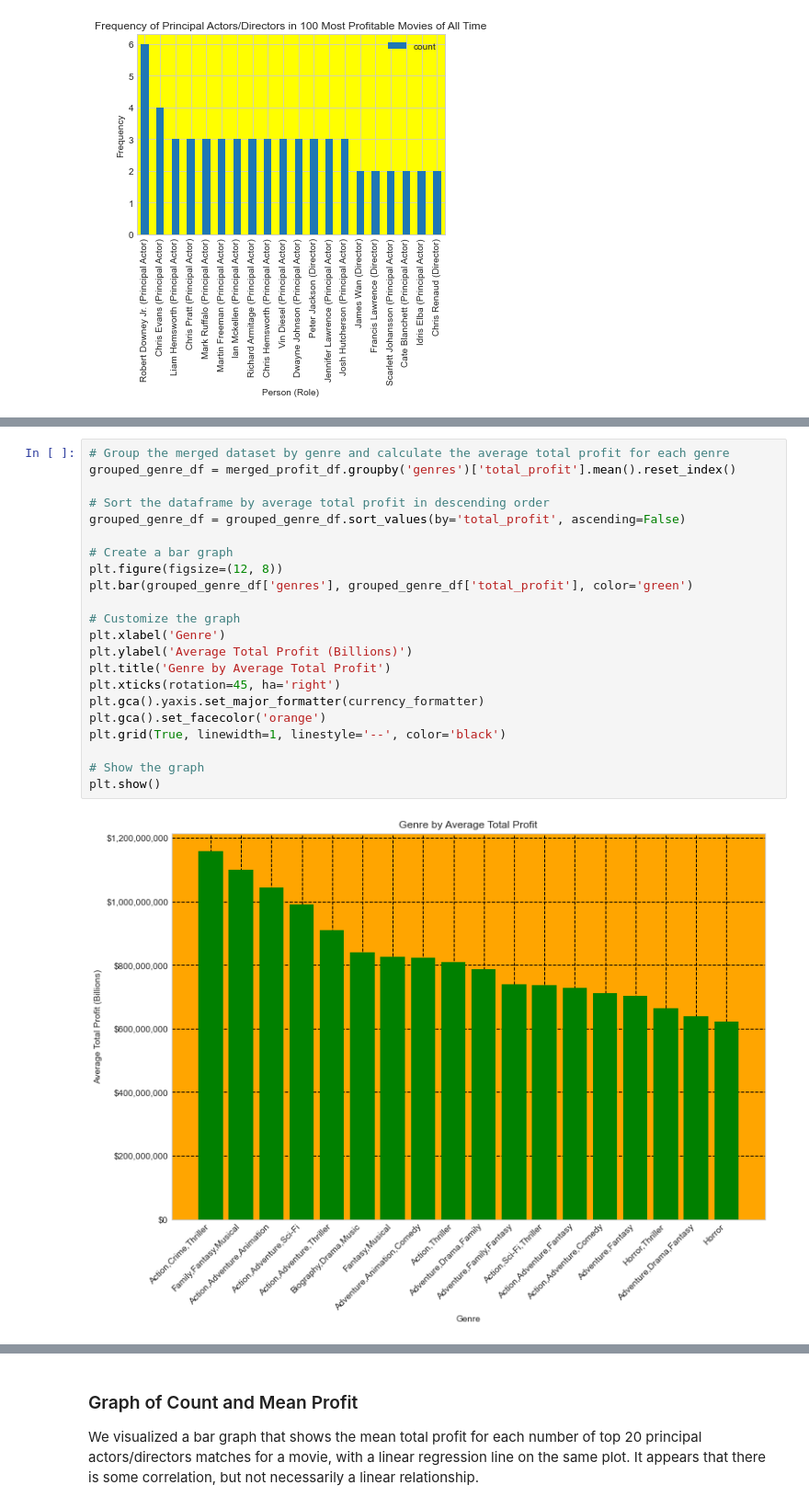
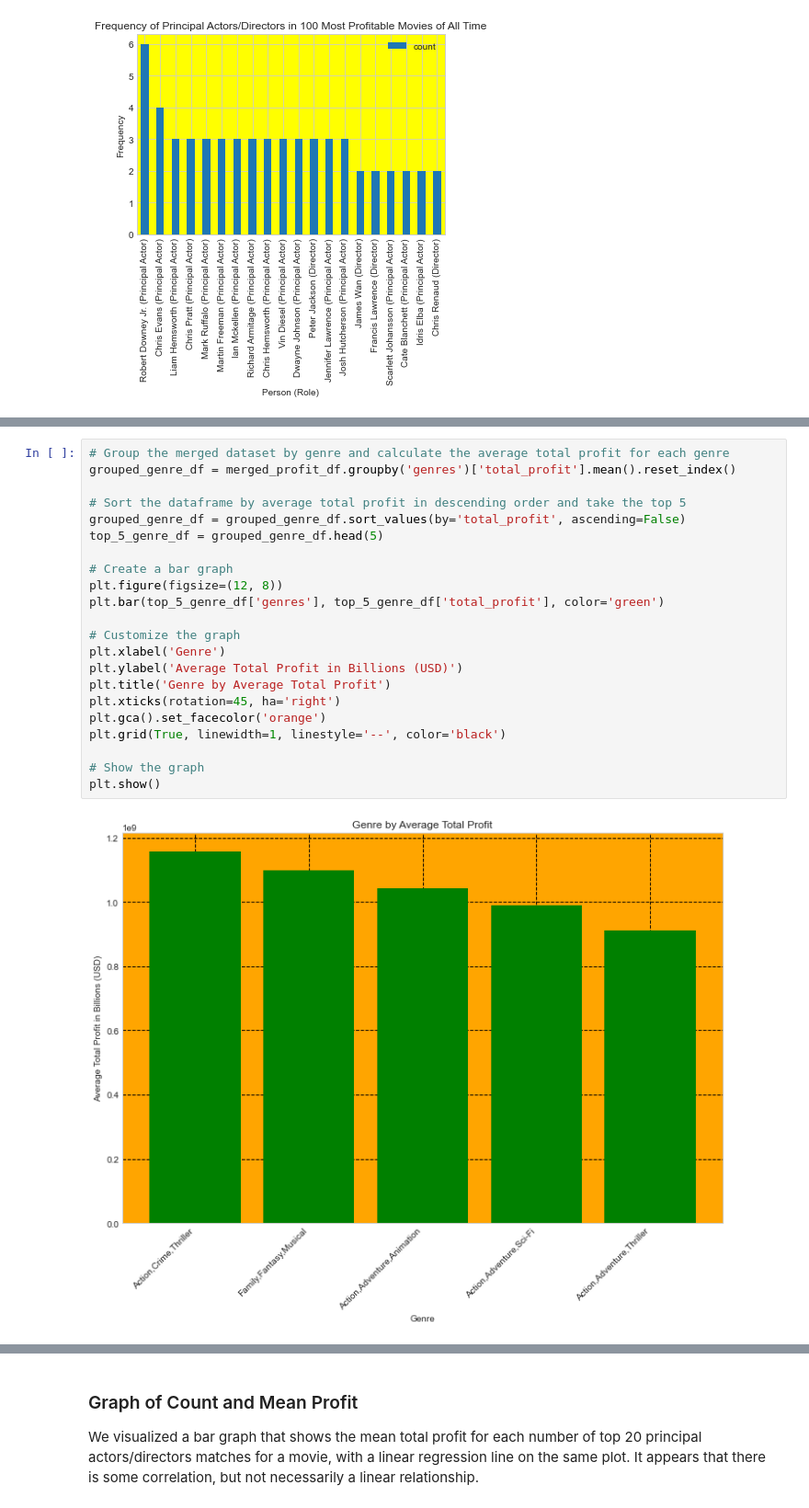
Before and after one commit to chrismiley87/dsc-phase-2-project-v3, a Jupyter notebook: notebook.ipynb, the cells around one changed output, grey strips where cells are left out. Shown at 92% size. Drawn from its saved outputs; the diff is of its cells as text.

```diff
--- a/notebook.ipynb
+++ b/notebook.ipynb
@@ -821,25 +805,25 @@ We then similarly visualized a graph of mean total profit, but now grouped by ge
 # %%
 # Group the merged dataset by genre and calculate the average total profit for each genre
 grouped_genre_df = merged_profit_df.groupby('genres')['total_profit'].mean().reset_index()
 
-# Sort the dataframe by average total profit in descending order
+# Sort the dataframe by average total profit in descending order and take the top 5
 grouped_genre_df = grouped_genre_df.sort_values(by='total_profit', ascending=False)
+top_5_genre_df = grouped_genre_df.head(5)
 
 # Create a bar graph
 plt.figure(figsize=(12, 8))
-plt.bar(grouped_genre_df['genres'], grouped_genre_df['total_profit'], color='green')
+plt.bar(top_5_genre_df['genres'], top_5_genre_df['total_profit'], color='green')
 
 # Customize the graph
 plt.xlabel('Genre')
-plt.ylabel('Average Total Profit (Billions)')
+plt.ylabel('Average Total Profit in Billions (USD)')
 plt.title('Genre by Average Total Profit')
 plt.xticks(rotation=45, ha='right')
-plt.gca().yaxis.set_major_formatter(currency_formatter)
 plt.gca().set_facecolor('orange')
 plt.grid(True, linewidth=1, linestyle='--', color='black')
 
 # Show the graph
 plt.show()
 # %% [output]
-[figure, old version]
+[figure, new version]
 # %% [markdown]
```
Also changed, not shown: parts of 49 cells of this notebook.
